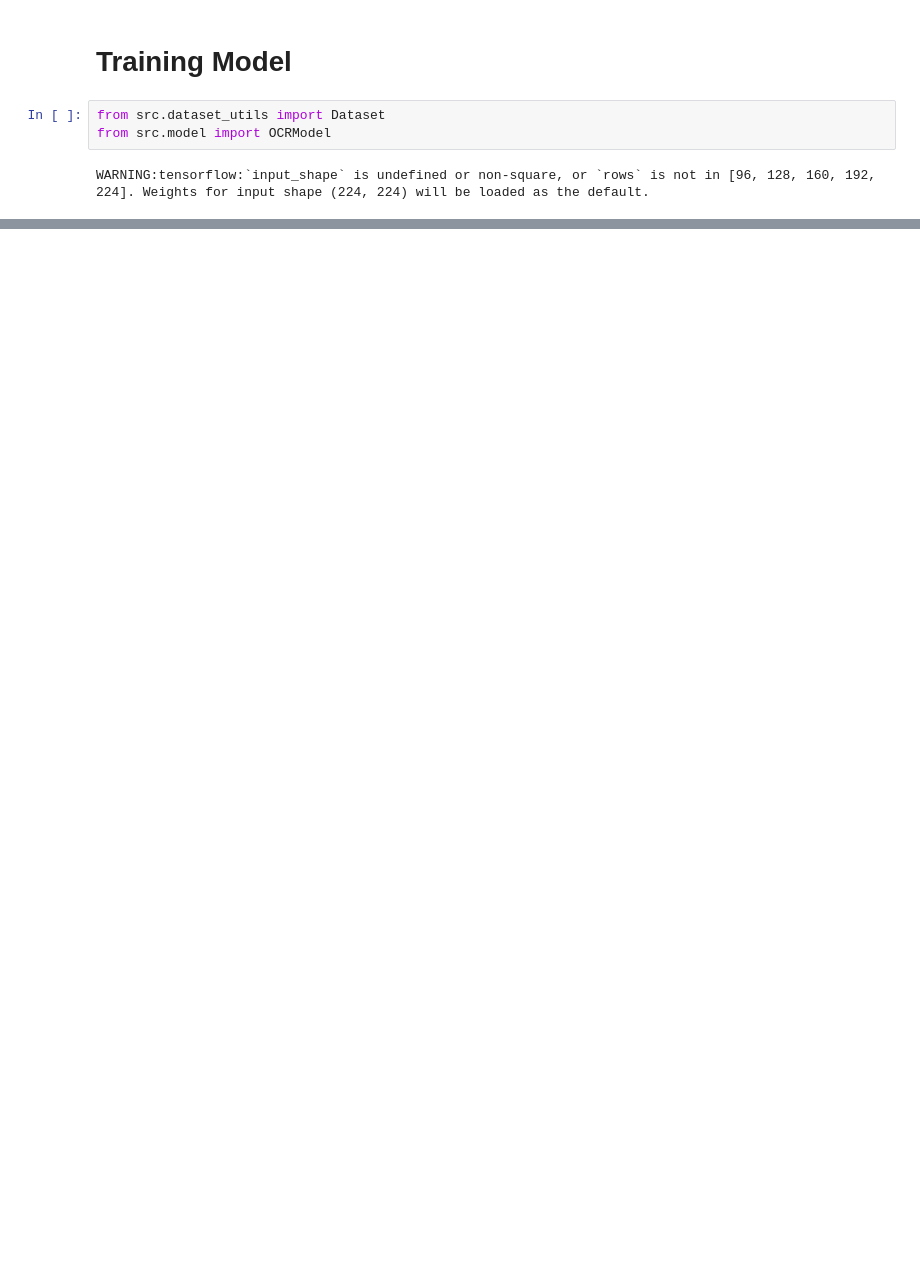
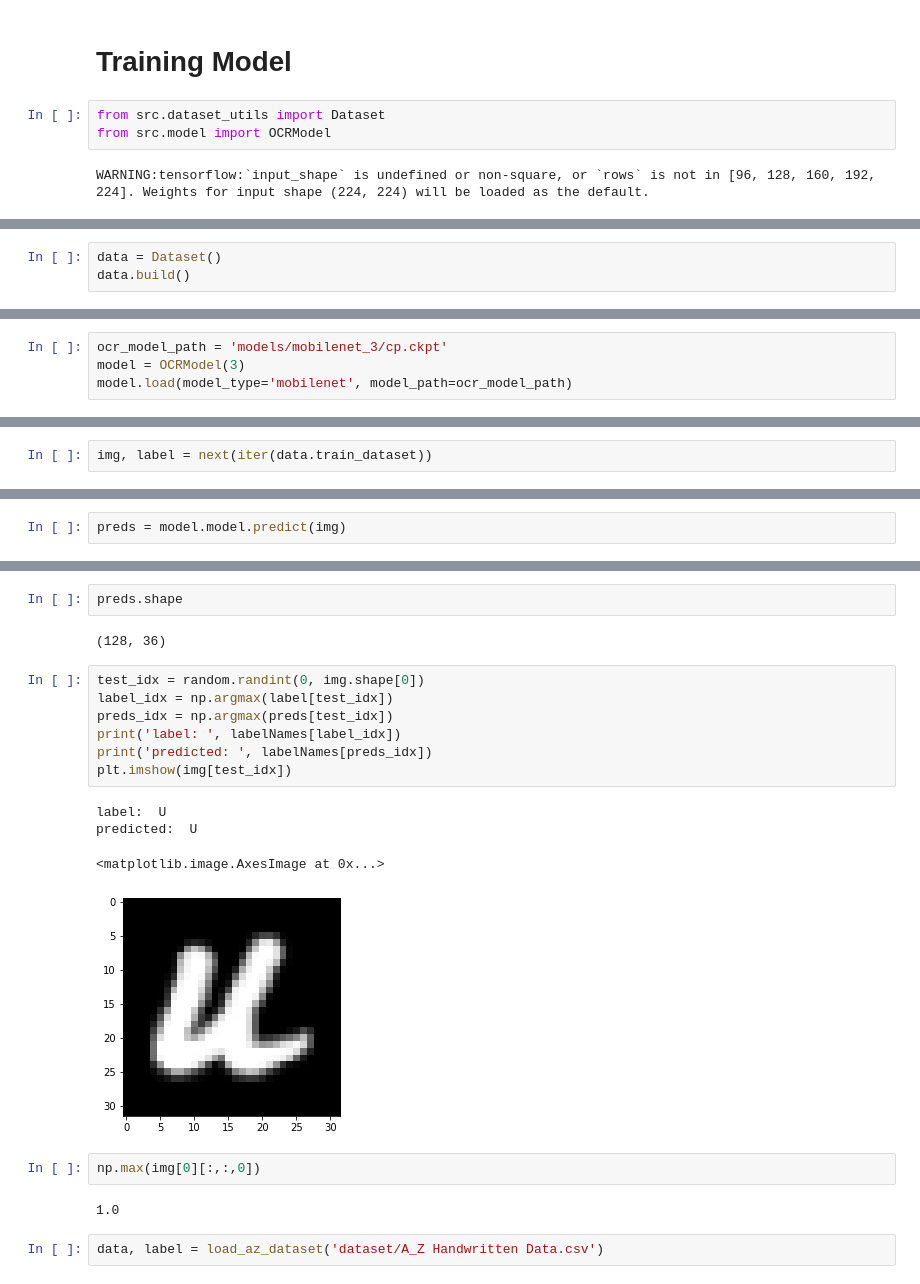
Before and after one commit to DanendraAHP/apaantuh_OCR, a Jupyter notebook: test.ipynb, the cells around one changed output, grey strips where cells are left out. Cells and saved outputs as stored; diff of their text form; blank space fills up the shorter version.

```diff
--- a/test.ipynb
+++ b/test.ipynb
@@ -34,0 +50,3 @@ evaluating the model
+# %%
+data = Dataset()
+data.build()
@@ -34,0 +55,4 @@ evaluating the model
+# %%
+ocr_model_path = 'models/mobilenet_3/cp.ckpt'
+model = OCRModel(3)
+model.load(model_type='mobilenet', model_path=ocr_model_path)
@@ -34,0 +62,2 @@ evaluating the model
+# %%
+img, label = next(iter(data.train_dataset))
@@ -34,0 +66,2 @@ evaluating the model
+# %%
+preds = model.model.predict(img)
@@ -34,0 +70,22 @@ evaluating the model
+# %%
+preds.shape
+# %% [output]
+(128, 36)
+# %%
+test_idx = random.randint(0, img.shape[0])
+label_idx = np.argmax(label[test_idx])
+preds_idx = np.argmax(preds[test_idx])
+print('label: ', labelNames[label_idx])
+print('predicted: ', labelNames[preds_idx])
+plt.imshow(img[test_idx])
+# %% [output]
+label:  U
+predicted:  U
+<matplotlib.image.AxesImage at 0x...>
+[figure, added]
+# %%
+np.max(img[0][:,:,0])
+# %% [output]
+1.0
+# %%
+data, label = load_az_dataset('dataset/A_Z Handwritten Data.csv')
```
Also changed, not shown: parts of 19 cells of this notebook, 6 other files.
